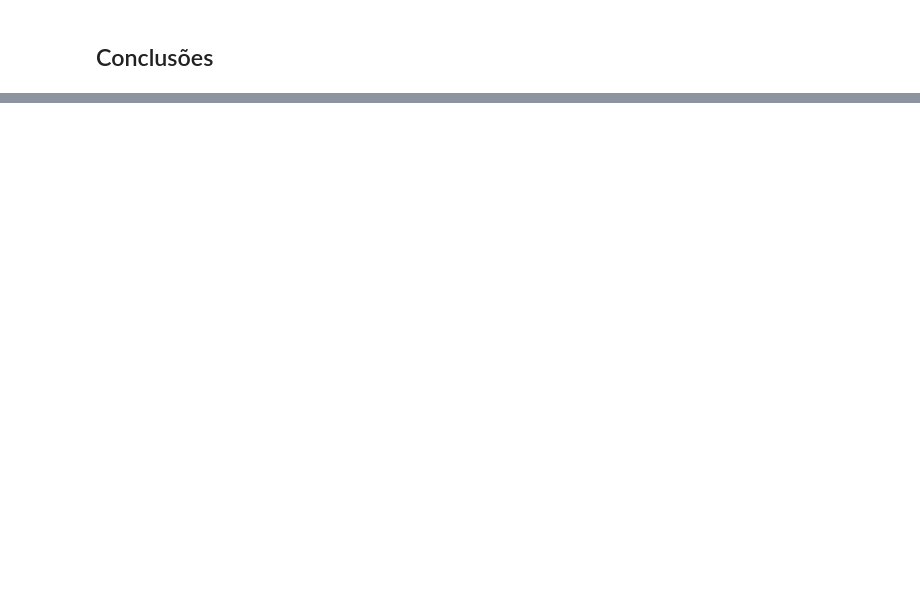
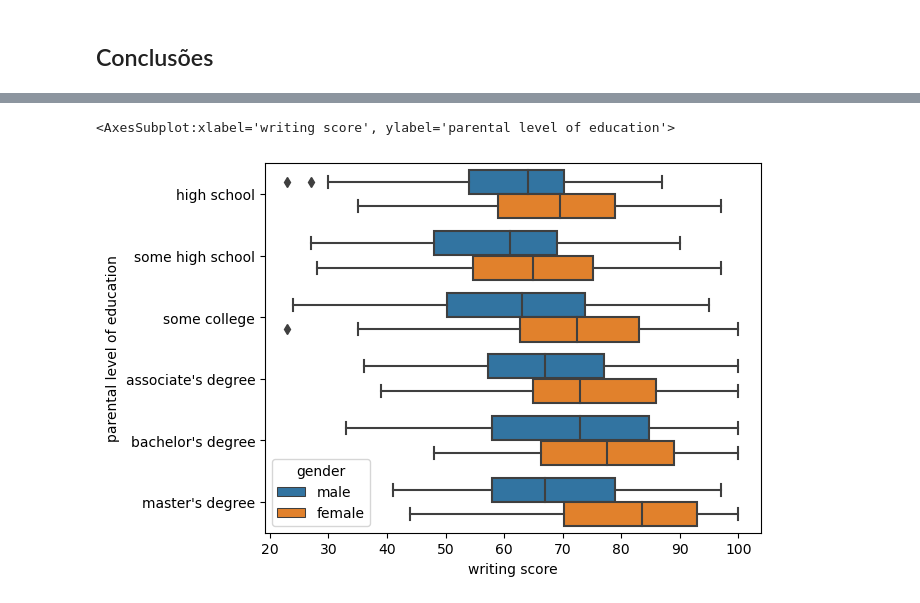
Before and after one commit to Leonardo010/Performance_de_estudantes, a Jupyter notebook: Student_performance_analysis.ipynb, the cells around one changed output, grey strips where cells are left out. Saved outputs shown, nothing was run; the diff lists cells and outputs as text; code cells hidden in the pictures; blank space fills up the shorter version.

```diff
--- a/Student_performance_analysis.ipynb
+++ b/Student_performance_analysis.ipynb
@@ -351,0 +370,5 @@ quick_box('reading score', 'test preparation course')
+# %%
+quick_box('writing score', 'parental level of education')
+# %% [output]
+<AxesSubplot:xlabel='writing score', ylabel='parental level of education'>
+[figure, added]
```
Also changed, not shown: parts of 68 cells of this notebook.
